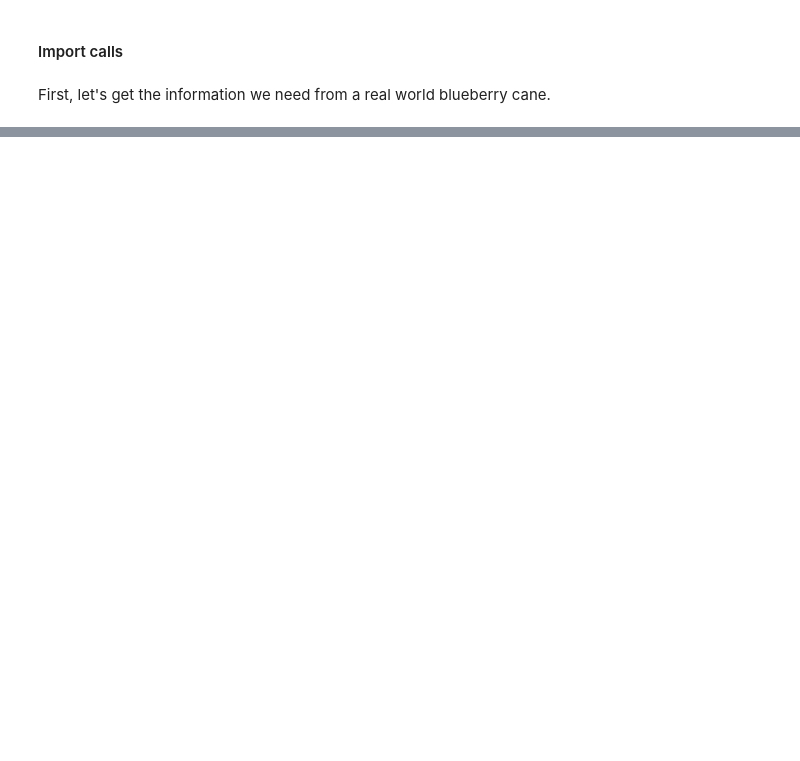
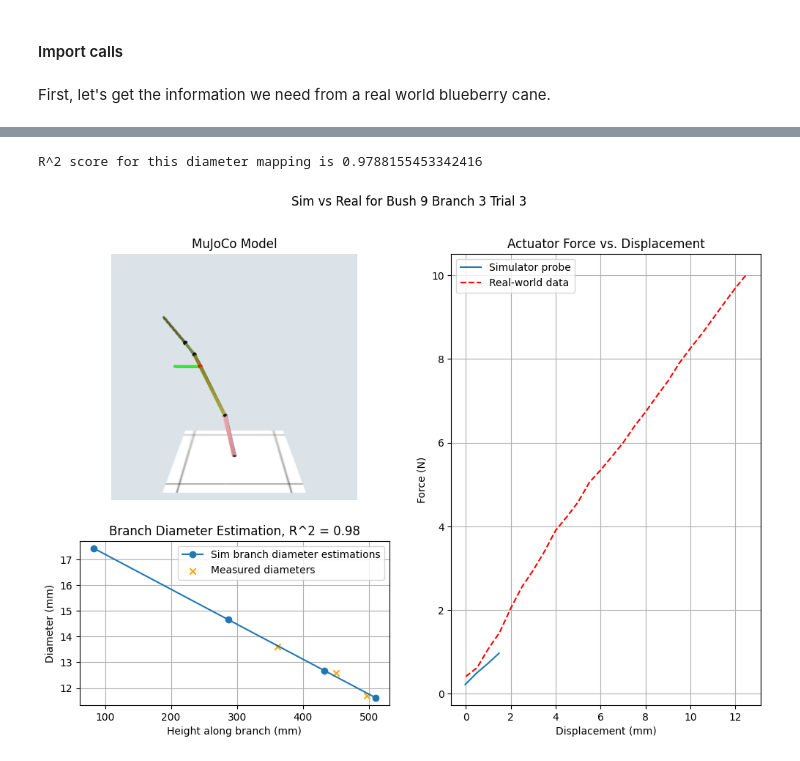
Before and after one commit to Intelligent-Machines-and-Materials-Lab/MuJoCoBlueberryModeling, a Jupyter notebook: src/branchSim.ipynb, the cells around one changed output, grey strips where cells are left out. Drawn from its saved outputs; the diff is of its cells as text; code cells hidden in the pictures; blank space fills up the shorter version.

```diff
--- a/src/branchSim.ipynb
+++ b/src/branchSim.ipynb
@@ -176,36 +457,0 @@ editor.offset_all_joints_in_direction('y', seg_angles[:,1])
-# %%
-# 3. Finally, run this one to view the results.
-zero_pos = editor.get_zero_springref_pos()
-if USING_PROBE:
-    editor.total_length = segs_flipped[-1][2]
-    editor.redefine_probe(PROBE_HEIGHT, zero_pos)
-# print(f"last_site_pos: {last_site_pos}")
-editor.show_model_at_pos(zero_pos)
-editor.show_model_at_pos_with_camera(zero_pos, 1)
-
-# k_equiv = 1/((1/BRANCH_STIFFNESS) * NUM_SEGMENTS)
-
-model = editor.model
-# Display the edited XML
-# editor.print_xml()
-
-data = mujoco.MjData(model)
-data.qpos[:] = zero_pos
-mujoco.mj_forward(model, data)
-
-# Check if the MJDF endpoints match the spline endpoints
-# It uses the site positions defined at each joint in the MJCF model. The probe introduces a new site, so we typically ignore this step.
-if not USING_PROBE:
-    mjdf_endpoints = np.zeros((segs_flipped.shape[0]-1, 3))
-    print("MJDF endpoints: \n")
-    for i in range(model.nsite):
-        site_name = model.site(i).name
-        site_pos = data.site_xpos[i]
-        print(f"Site {i}: {site_name} at position {site_pos}")
-        mjdf_endpoints[i] = site_pos
-
-    print(" ----- \n Raw MJDF endpts - spline endpts (m): \n", mjdf_endpoints - segs_flipped[:-1])
-    print(" ----- \n Norm dist between MJDF endpts and spline endpts :")
-    for i in range(mjdf_endpoints.shape[0]):
-        dist = np.linalg.norm(mjdf_endpoints[i] - segs_flipped[i])
-        print(f"Endpoint loc {i}: {dist*1000:.2f} mm")
@@ -376,7 +497,7 @@ ax.grid(True)
 # %%
 # Turn the data from the sim into numpy arrays so they can be plotted
 force_array = np.array(forcevals)  # shape: (timesteps, n_actuator)
-precontrol_pos_array = np.array(pre_control_posvals)  # shape: (timesteps, njnt)
+precontrol_pos_array = pre_control_posvals_array  # Use the cleaned array
 
 # Create layout: two plots on left, one on right
 import matplotlib.gridspec as gridspec
@@ -401,38 +522,41 @@ for i in range(model.nu):
     actuator_name = model.actuator(i).name
     # ax1.plot(timevals, force_array[:, i], label=actuator_name)
     # ax1.plot(pre_control_timevals, pre_control_forcevals, label='Simulator probe', linestyle='-')
-    ax2.plot(precontrol_pos_array[:, 0]*1000, pre_control_forcevals, label='Simulator probe', linestyle='-')
+    ax2.plot(precontrol_pos_array * 1000, pre_control_forcevals_array, label='Simulator probe', linestyle='-')
     # ax2.plot(pos_array[:, 0]*1000, force_array[:, i], label=actuator_name)
 
 # Data from the real-world push test
 # ax1.plot(np.linspace(0, len(pushdata['Load (N)'])-1, len(pushdata['Load (N)'])), pushdata['Load (N)'], label='Real-world data', linestyle='--', color='red')
 ax2.plot(pushdata['Displacement (mm)'], pushdata['Load (N)'], label='Real-world data', linestyle='--', color='red')
 
 # ax1.set_title("Actuator Force vs. Time")
 # ax1.set_ylabel("Force (N)")
 # ax1.set_xlabel("Time (seconds)")
 ax2.set_title("Actuator Force vs. Displacement")
 ax2.set_ylabel("Force (N)")
 ax2.set_xlabel("Displacement (mm)")
 ax2.legend()
 ax2.grid(True)
 fig.suptitle("Sim vs Real for Bush " + str(BUSH_NUM) + " Branch " + str(BRANCH_NUM) + " Trial " + str(TRIAL_NUM))
 # plt.tight_layout()
 
 R2score = r2_score(this_cane_data['Diameter'], 2000*get_rad_at_height(this_cane_data['Height']/1000))
 print(f"R^2 score for this diameter mapping is {R2score}")
 title="Branch Diameter Estimation, R^2 = " + str(R2score)
 ax3.plot(midpoint_zs*1000, radii*2000, label='Sim branch diameter estimations', marker='o')
 ax3.scatter(this_cane_data['Height'], this_cane_data['Diameter'], label='Measured diameters', marker='x', color='orange')
 ax3.grid(True)
 ax3.set_xlabel("Height along branch (mm)")
 ax3.set_ylabel("Diameter (mm)")
 ax3.set_title(f"Branch Diameter Estimation, R^2 = {R2score:.2g}")
 ax3.legend()
 
 filename = '../images/comparisonplots/' + str(datetime.date.today()) + '_bush' + str(BUSH_NUM) + '_branch'+ str(BRANCH_NUM) + '_trial' + str(TRIAL_NUM) + '.pdf'
 # media.write_image(filename, gs, fmt='pdf')
 plt.savefig(filename, format="pdf")
+# %% [output]
+R^2 score for this diameter mapping is 0.9788155453342416
+[figure, added]
 # %%
 # Plot x-aligned contact force between probe and branch over time
 fig, ax = plt.subplots(figsize=(8, 4))
```
Also changed, not shown: parts of 8 cells of this notebook, 2 other files.
